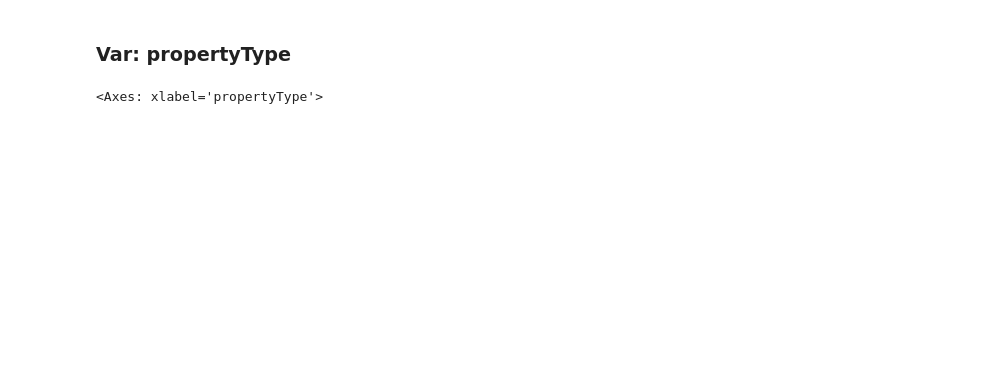
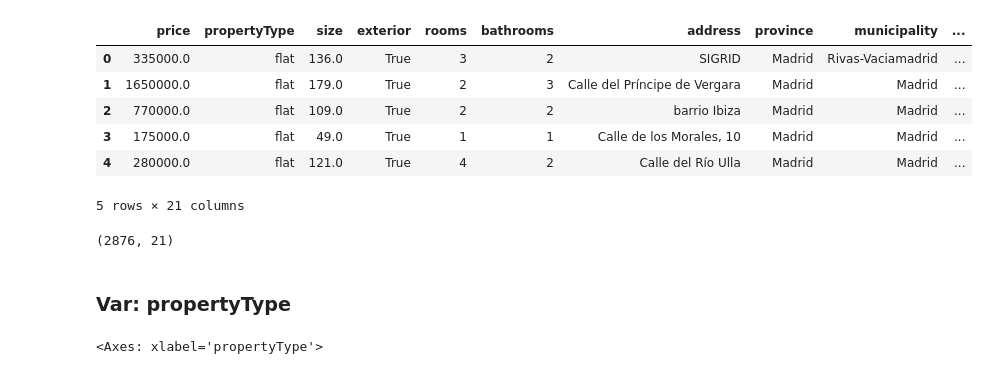
Before and after one commit to falba3/harmonia, a Jupyter notebook: AnalysisJuan.ipynb, the cells around one changed output. Cells and saved outputs as stored; diff of their text form; code cells hidden in the pictures; blank space fills up the shorter version.

```diff
--- a/AnalysisJuan.ipynb
+++ b/AnalysisJuan.ipynb
@@ -45,0 +50,10 @@ list(df.columns)
+# %%
+df.head()
+# %% [output]
+|  | price | propertyType | size | exterior | rooms | bathrooms | address | province | municipality | ... |
+| 0 | 335000.0 | flat | 136.0 | True | 3 | 2 | SIGRID | Madrid | Rivas-Vaciamadrid | ... |
+| 1 | 1650000.0 | flat | 179.0 | True | 2 | 3 | Calle del Príncipe de Vergara | Madrid | Madrid | ... |
+| 2 | 770000.0 | flat | 109.0 | True | 2 | 2 | barrio Ibiza | Madrid | Madrid | ... |
+| 3 | 175000.0 | flat | 49.0 | True | 1 | 1 | Calle de los Morales, 10 | Madrid | Madrid | ... |
+| 4 | 280000.0 | flat | 121.0 | True | 4 | 2 | Calle del Río Ulla | Madrid | Madrid | ... |
+5 rows × 21 columns
@@ -46,3 +62,7 @@ list(df.columns)
+# %%
+df1.shape
+# %% [output]
+(2876, 21)
 # %% [markdown]
 ### Var: propertyType
 # %%
```
Also changed, not shown: parts of 10 cells of this notebook, 1 other file.
